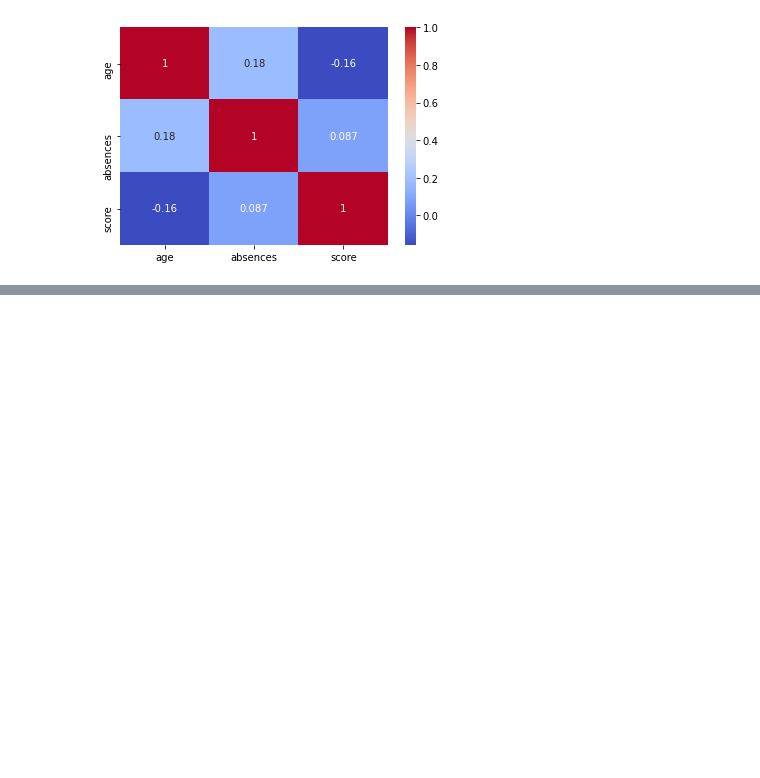
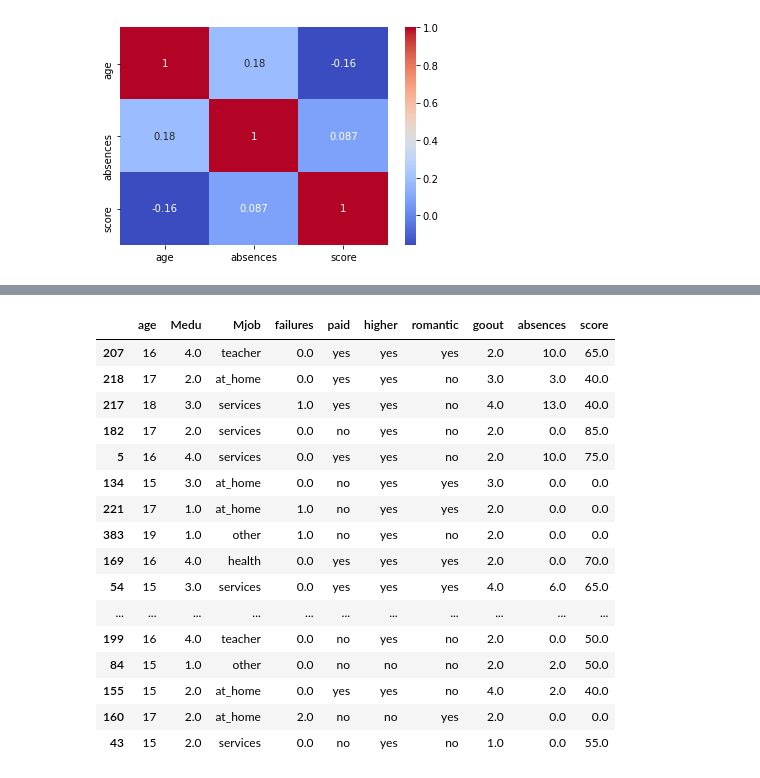
Before and after one commit to mka4/skillfactory, a Jupyter notebook: module_2/eda_students.ipynb, the cells around one changed output, grey strips where cells are left out. Saved outputs shown, nothing was run; the diff lists cells and outputs as text; code cells hidden in the pictures; blank space fills up the shorter version.

```diff
--- a/module_2/eda_students.ipynb
+++ b/module_2/eda_students.ipynb
@@ -377,0 +401,6 @@ for row in list(nom_categories) + ['studytime, granular', 'school']:
+# %%
+#Drop non-relevant columns:
+
+#students.to_csv(path_or_buf="./processed_data", sep='\t')
+
+students.drop(nonrelevant_col, axis=1, inplace=True)
@@ -377,0 +429,20 @@ for row in list(nom_categories) + ['studytime, granular', 'school']:
+# %%
+students.sample(50)
+# %% [output]
+|  | age | Medu | Mjob | failures | paid | higher | romantic | goout | absences | score |
+| 207 | 16 | 4.0 | teacher | 0.0 | yes | yes | yes | 2.0 | 10.0 | 65.0 |
+| 218 | 17 | 2.0 | at_home | 0.0 | yes | yes | no | 3.0 | 3.0 | 40.0 |
+| 217 | 18 | 3.0 | services | 1.0 | yes | yes | no | 4.0 | 13.0 | 40.0 |
+| 182 | 17 | 2.0 | services | 0.0 | no | yes | no | 2.0 | 0.0 | 85.0 |
+| 5 | 16 | 4.0 | services | 0.0 | yes | yes | no | 2.0 | 10.0 | 75.0 |
+| 134 | 15 | 3.0 | at_home | 0.0 | no | yes | yes | 3.0 | 0.0 | 0.0 |
+| 221 | 17 | 1.0 | at_home | 1.0 | no | yes | yes | 2.0 | 0.0 | 0.0 |
+| 383 | 19 | 1.0 | other | 1.0 | no | yes | no | 2.0 | 0.0 | 0.0 |
+| 169 | 16 | 4.0 | health | 0.0 | yes | yes | yes | 2.0 | 0.0 | 70.0 |
+| 54 | 15 | 3.0 | services | 0.0 | yes | yes | yes | 4.0 | 6.0 | 65.0 |
+| ... | ... | ... | ... | ... | ... | ... | ... | ... | ... | ... |
+| 199 | 16 | 4.0 | teacher | 0.0 | no | yes | no | 2.0 | 0.0 | 50.0 |
+| 84 | 15 | 1.0 | other | 0.0 | no | no | no | 2.0 | 2.0 | 50.0 |
+| 155 | 15 | 2.0 | at_home | 0.0 | yes | yes | no | 4.0 | 2.0 | 40.0 |
+| 160 | 17 | 2.0 | at_home | 2.0 | no | no | yes | 2.0 | 0.0 | 0.0 |
+| 43 | 15 | 2.0 | services | 0.0 | no | yes | no | 1.0 | 0.0 | 55.0 |
```
Also changed, not shown: parts of 20 cells of this notebook.
